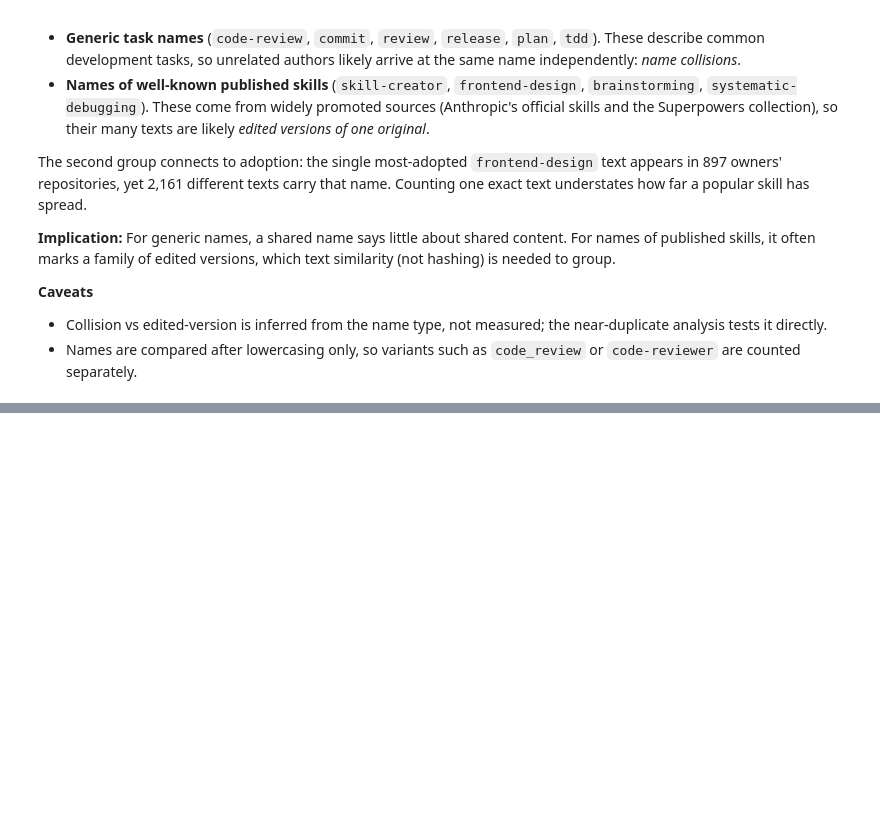
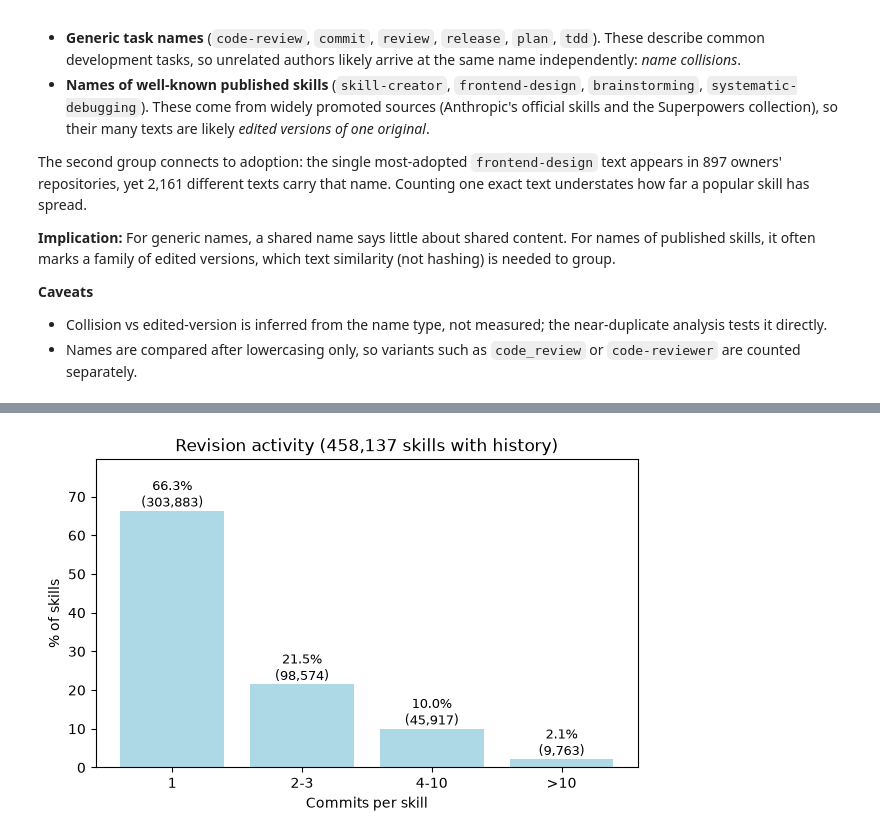
Before and after one commit to TJ690/SWE-Group-Project--Project-3, a Jupyter notebook: src/notebooks/EDA.ipynb, the cells around one changed output, grey strips where cells are left out. Cells and saved outputs as stored; diff of their text form; code cells hidden in the pictures; blank space fills up the shorter version.

```diff
--- a/src/notebooks/EDA.ipynb
+++ b/src/notebooks/EDA.ipynb
@@ -290,0 +484,9 @@ versions, which text similarity (not hashing) is needed to group.
+# %%
+revision_activity = con.execute(f"""
+    SELECT CASE WHEN commit_count = 1 THEN '1' WHEN commit_count <= 3 THEN '2-3'
+            WHEN commit_count <= 10 THEN '4-10' ELSE '>10' END AS commits,
+       COUNT(*) AS skills
+    FROM read_parquet('{artifacts_path}') WHERE dedup_primary = 1 AND history_fetched = 1
+    GROUP BY commits ORDER BY MIN(commit_count)
+    """).df()
+revision_activity
@@ -290,0 +510,11 @@ versions, which text similarity (not hashing) is needed to group.
+# %%
+revision_activity["pct"] = 100 * revision_activity.skills / revision_activity.skills.sum()
+fig, ax = plt.subplots(figsize=(7, 4))
+bars = ax.bar(revision_activity.commits, revision_activity.pct, color="lightblue")
+ax.bar_label(bars, labels=[f"{p:.1f}%\n({s:,})" for p, s in zip(revision_activity.pct, revision_activity.skills)], fontsize=9)
+ax.set_xlabel("Commits per skill"); ax.set_ylabel("% of skills")
+ax.set_ylim(0, revision_activity.pct.max() * 1.2)
+ax.set_title(f"Revision activity ({revision_activity.skills.sum():,} skills with history)")
+plt.show()
+# %% [output]
+[figure, added]
```
Also changed, not shown: parts of 42 cells of this notebook, 4 other files.
